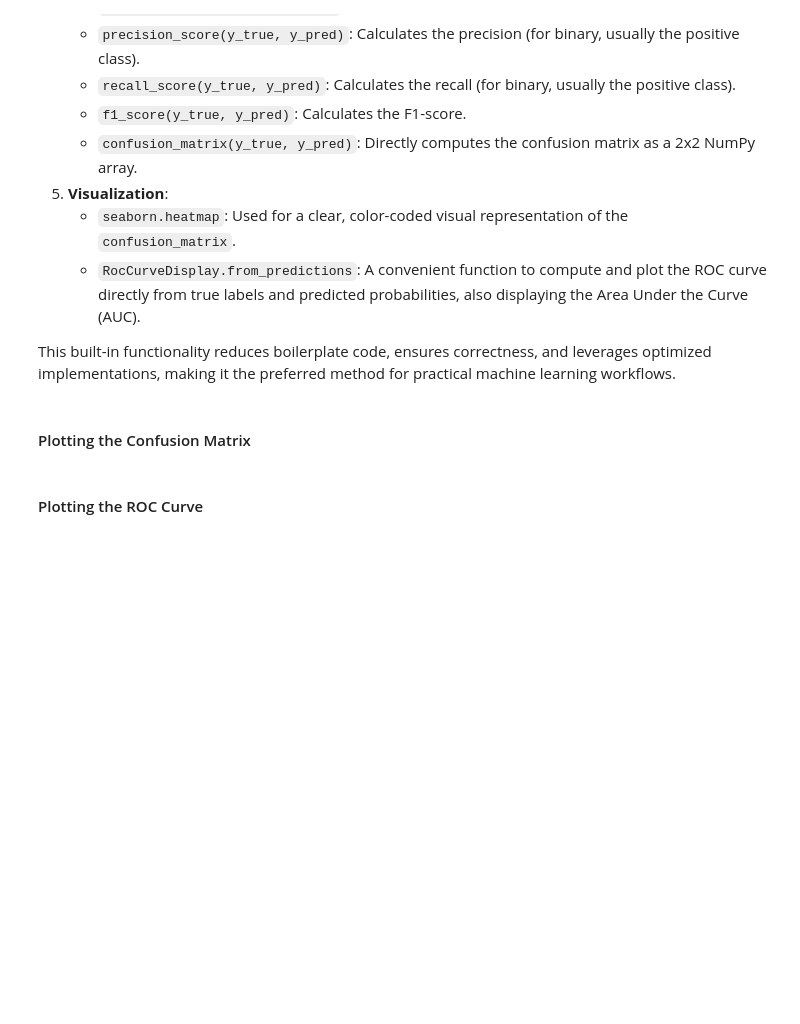
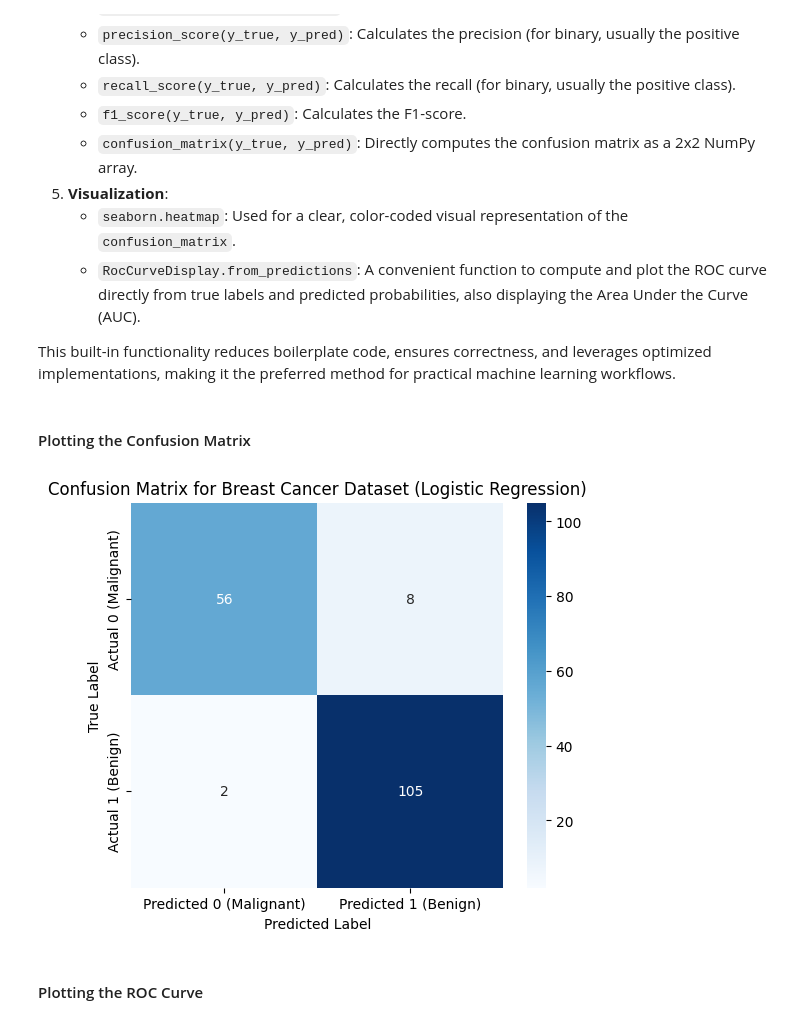
Before and after one commit to Kartikiscalm/IML-LAB-, a Jupyter notebook: Lab6_Evaluation_CrossValidation.ipynb, the cells around one changed output. Saved outputs shown, nothing was run; the diff lists cells and outputs as text; code cells hidden in the pictures; blank space fills up the shorter version.

```diff
--- a/Lab6_Evaluation_CrossValidation.ipynb
+++ b/Lab6_Evaluation_CrossValidation.ipynb
@@ -177,19 +209,38 @@ This built-in functionality reduces boilerplate code, ensures correctness, and l
 # %%
 import matplotlib.pyplot as plt
 import seaborn as sns
 
 # Calculate the confusion matrix
 conf_matrix_general = confusion_matrix(y_test_general, y_pred_general)
 
 # Plot the confusion matrix
 plt.figure(figsize=(6, 5))
-sns.heatmap(________________, annot=True, fmt='d', cmap='Blues',
-            xticklabels=['Predicted 0 (Malignant)', 'Predicted 1 (Benign)'],
-            yticklabels=['Actual 0 (Malignant)', 'Actual 1 (Benign)'])
+
+sns.heatmap(
+    conf_matrix_general,
+    annot=True,
+    fmt='d',
+    cmap='Blues',
+    xticklabels=['Predicted 0 (Malignant)', 'Predicted 1 (Benign)'],
+    yticklabels=['Actual 0 (Malignant)', 'Actual 1 (Benign)']
+)
+
 plt.xlabel('Predicted Label')
 plt.ylabel('True Label')
 plt.title('Confusion Matrix for Breast Cancer Dataset (Logistic Regression)')
 plt.show()
+
+#                 PREDICTED
+#              0          1
+#          ┌──────────┬──────────┐
+# ACTUAL 0 │   TN     │    FP    │
+#          ├──────────┼──────────┤
+# ACTUAL 1 │   FN     │    TP    │
+#          └──────────┴──────────┘
+
+# for my better understanding
+# %% [output]
+[figure, added]
 # %% [markdown]
 #### Plotting the ROC Curve
 # %%
```
Also changed, not shown: parts of 15 cells of this notebook.
